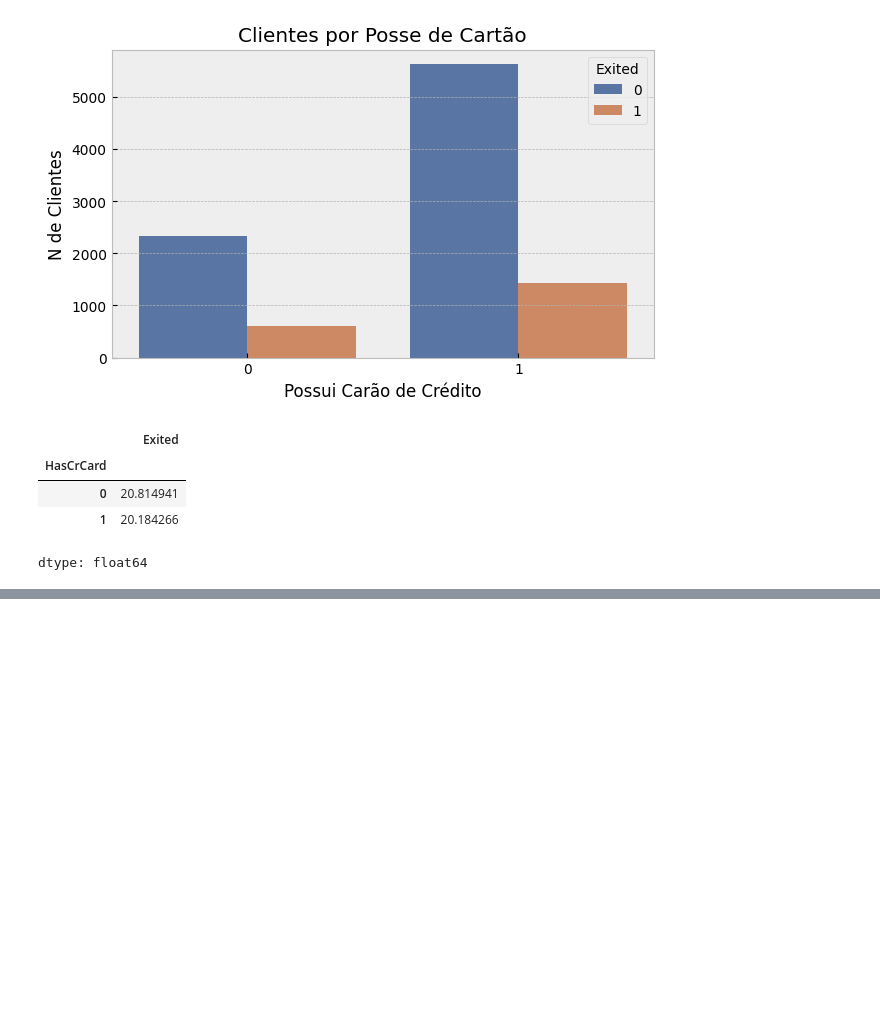
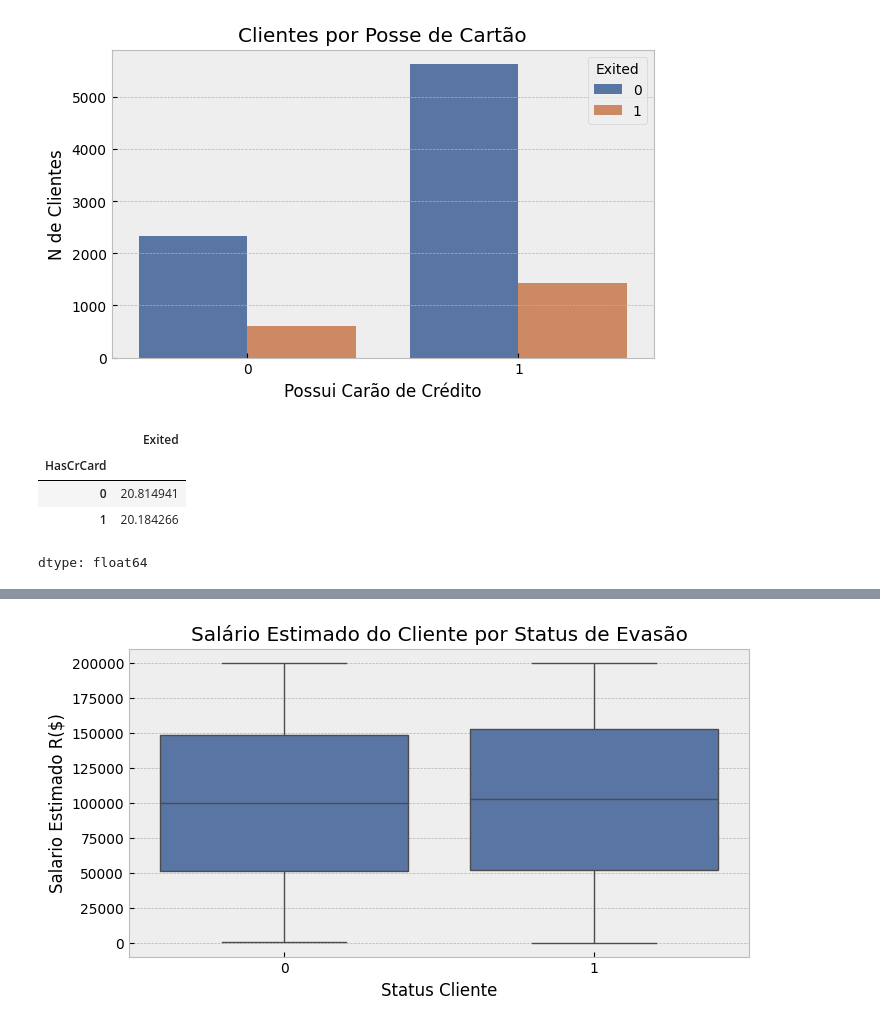
Before and after one commit to dusouza01/Modelagem-de-Churn, a Jupyter notebook: Portifolio_Churn_Modelling.ipynb, the cells around one changed output, grey strips where cells are left out. Drawn from its saved outputs; the diff is of its cells as text; code cells hidden in the pictures; blank space fills up the shorter version.

```diff
--- a/Portifolio_Churn_Modelling.ipynb
+++ b/Portifolio_Churn_Modelling.ipynb
@@ -552,0 +549,10 @@ dtype: float64
+# %%
+PALETA = ['#4C72B0', '#DD8452']
+plt.figure(figsize=(8, 4))
+sns.boxplot(data=df, x='Exited', y='EstimatedSalary', color=PALETA[0])
+plt.xlabel('Status Cliente')
+plt.ylabel('Salario Estimado R($)')
+plt.title('Salário Estimado do Cliente por Status de Evasão')
+plt.show()
+# %% [output]
+[figure, added]
```
Also changed, not shown: parts of 6 cells of this notebook.
